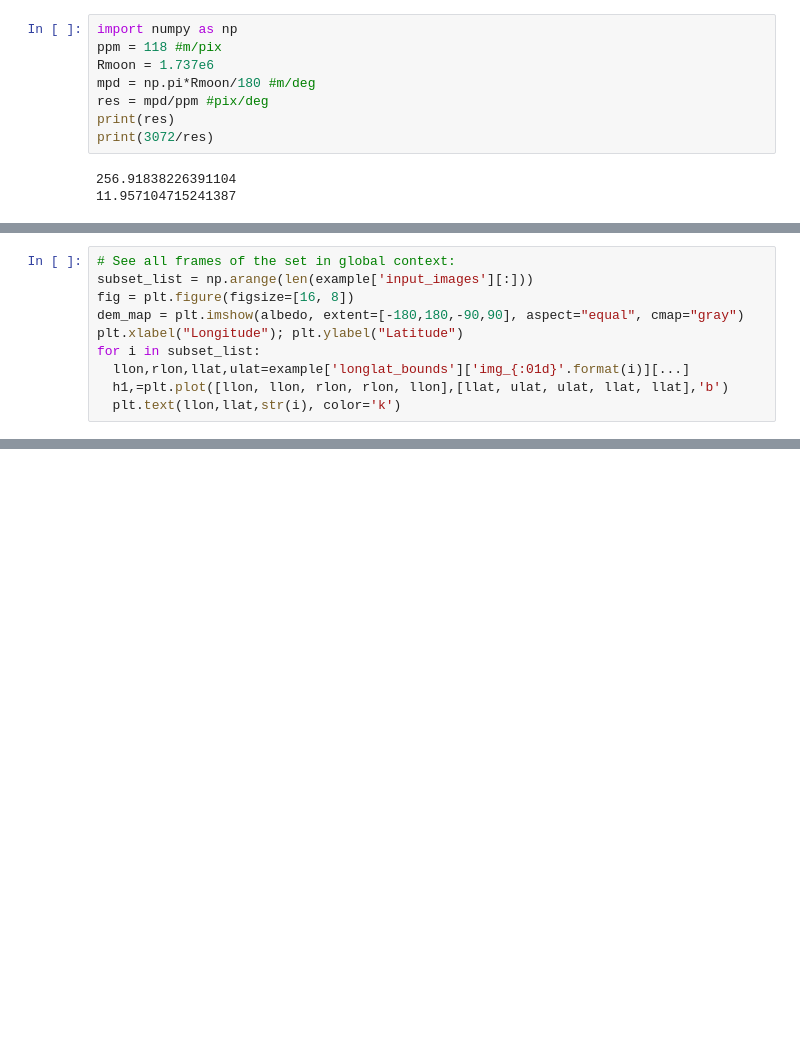
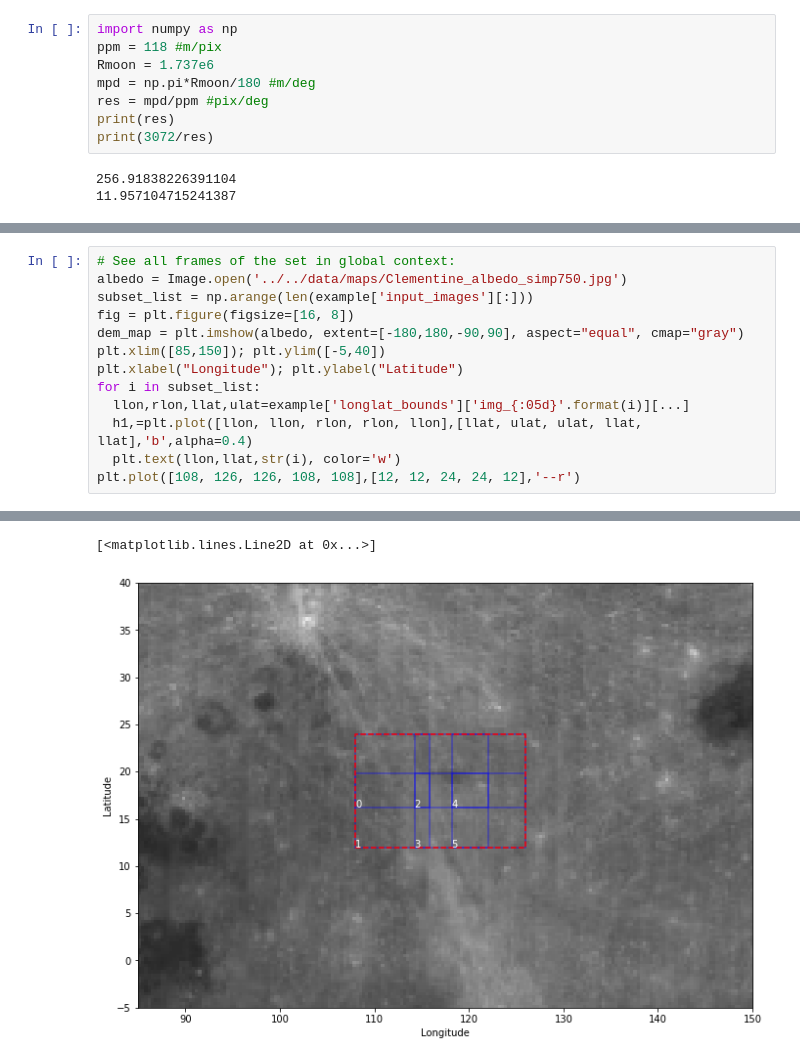
Before and after one commit to arielgis/DLM-Project, a Jupyter notebook: analysis/non_random_set.ipynb, the cells around one changed output, grey strips where cells are left out. Cells and saved outputs as stored; diff of their text form; blank space fills up the shorter version.

```diff
--- a/analysis/non_random_set.ipynb
+++ b/analysis/non_random_set.ipynb
@@ -60,11 +62,14 @@ albedo = Image.open(data_path + "/Clementine_albedo_simp750.jpg")
 # %%
 # See all frames of the set in global context:
+albedo = Image.open('../../data/maps/Clementine_albedo_simp750.jpg')
 subset_list = np.arange(len(example['input_images'][:]))
 fig = plt.figure(figsize=[16, 8])
 dem_map = plt.imshow(albedo, extent=[-180,180,-90,90], aspect="equal", cmap="gray")
+plt.xlim([85,150]); plt.ylim([-5,40])
 plt.xlabel("Longitude"); plt.ylabel("Latitude")
 for i in subset_list:
-  llon,rlon,llat,ulat=example['longlat_bounds']['img_{:01d}'.format(i)][...]
-  h1,=plt.plot([llon, llon, rlon, rlon, llon],[llat, ulat, ulat, llat, llat],'b')
-  plt.text(llon,llat,str(i), color='k')
+  llon,rlon,llat,ulat=example['longlat_bounds']['img_{:05d}'.format(i)][...]
+  h1,=plt.plot([llon, llon, rlon, rlon, llon],[llat, ulat, ulat, llat, llat],'b',alpha=0.4)
+  plt.text(llon,llat,str(i), color='w')
+plt.plot([108, 126, 126, 108, 108],[12, 12, 24, 24, 12],'--r')
 # %% [output]
@@ -73,3 +76,5 @@ for i in subset_list:
+[<matplotlib.lines.Line2D at 0x...>]
+[figure, added]
 # %%
 # from utils.maplot import plot_map_w_scalebar2
 # figure
```
Also changed, not shown: parts of 11 cells of this notebook, 2 other files.
